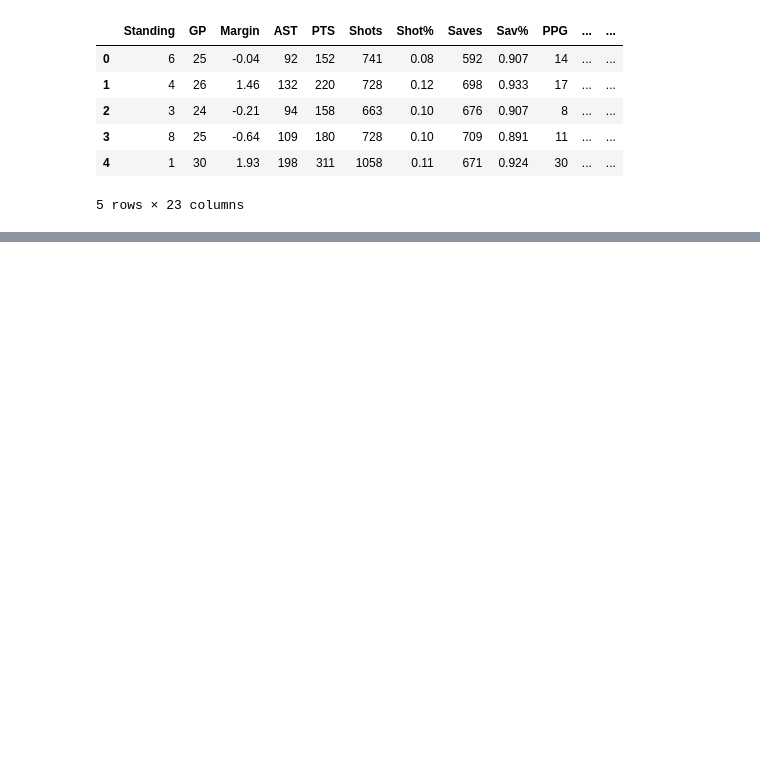
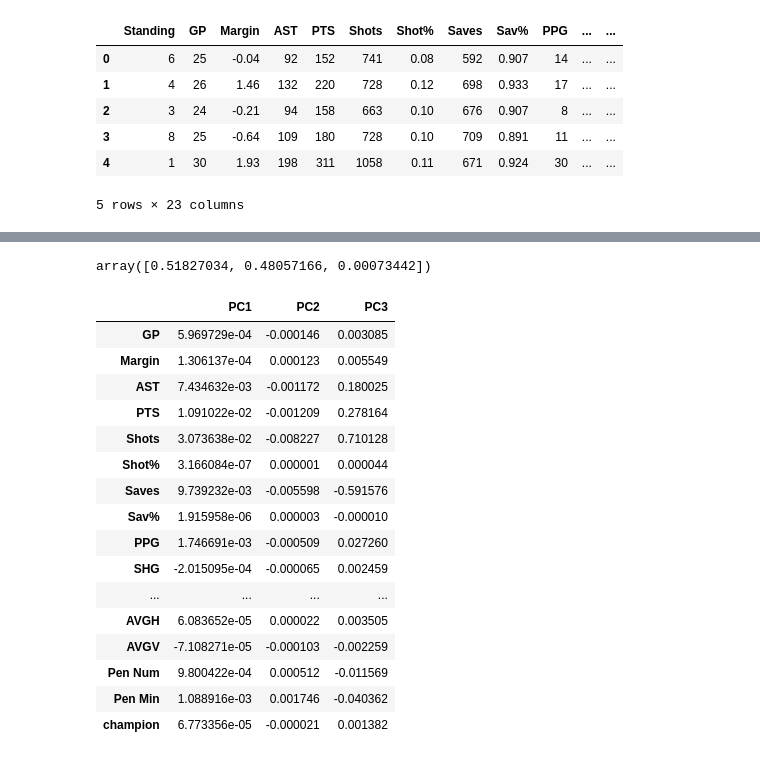
Before and after one commit to crgibbons/Data-Activities-for-Classes, a Jupyter notebook: nescac-dimensionality-curse-hockey-m/hockey-pca.ipynb, the cells around one changed output, grey strips where cells are left out. Saved outputs shown, nothing was run; the diff lists cells and outputs as text; code cells hidden in the pictures; blank space fills up the shorter version.

```diff
--- a/nescac-dimensionality-curse-hockey-m/hockey-pca.ipynb
+++ b/nescac-dimensionality-curse-hockey-m/hockey-pca.ipynb
@@ -109,0 +137,33 @@ Pen Min          9.104444   368.044444    900.900000
+# %%
+pca = PCA(n_components=3)
+scores = pca.fit_transform(df1[features])
+
+pca.explained_variance_ratio_
+# %% [output]
+array([0.51827034, 0.48057166, 0.00073442])
+# %%
+loadings = pd.DataFrame(
+    pca.components_.T,
+    index=features,
+    columns=["PC1","PC2","PC3"]
+)
+
+loadings
+# %% [output]
+|  | PC1 | PC2 | PC3 |
+| GP | 5.969729e-04 | -0.000146 | 0.003085 |
+| Margin | 1.306137e-04 | 0.000123 | 0.005549 |
+| AST | 7.434632e-03 | -0.001172 | 0.180025 |
+| PTS | 1.091022e-02 | -0.001209 | 0.278164 |
+| Shots | 3.073638e-02 | -0.008227 | 0.710128 |
+| Shot% | 3.166084e-07 | 0.000001 | 0.000044 |
+| Saves | 9.739232e-03 | -0.005598 | -0.591576 |
+| Sav% | 1.915958e-06 | 0.000003 | -0.000010 |
+| PPG | 1.746691e-03 | -0.000509 | 0.027260 |
+| SHG | -2.015095e-04 | -0.000065 | 0.002459 |
+| ... | ... | ... | ... |
+| AVGH | 6.083652e-05 | 0.000022 | 0.003505 |
+| AVGV | -7.108271e-05 | -0.000103 | -0.002259 |
+| Pen Num | 9.800422e-04 | 0.000512 | -0.011569 |
+| Pen Min | 1.088916e-03 | 0.001746 | -0.040362 |
+| champion | 6.773356e-05 | -0.000021 | 0.001382 |
```
Also changed, not shown: parts of 11 cells of this notebook, 8 other files.
